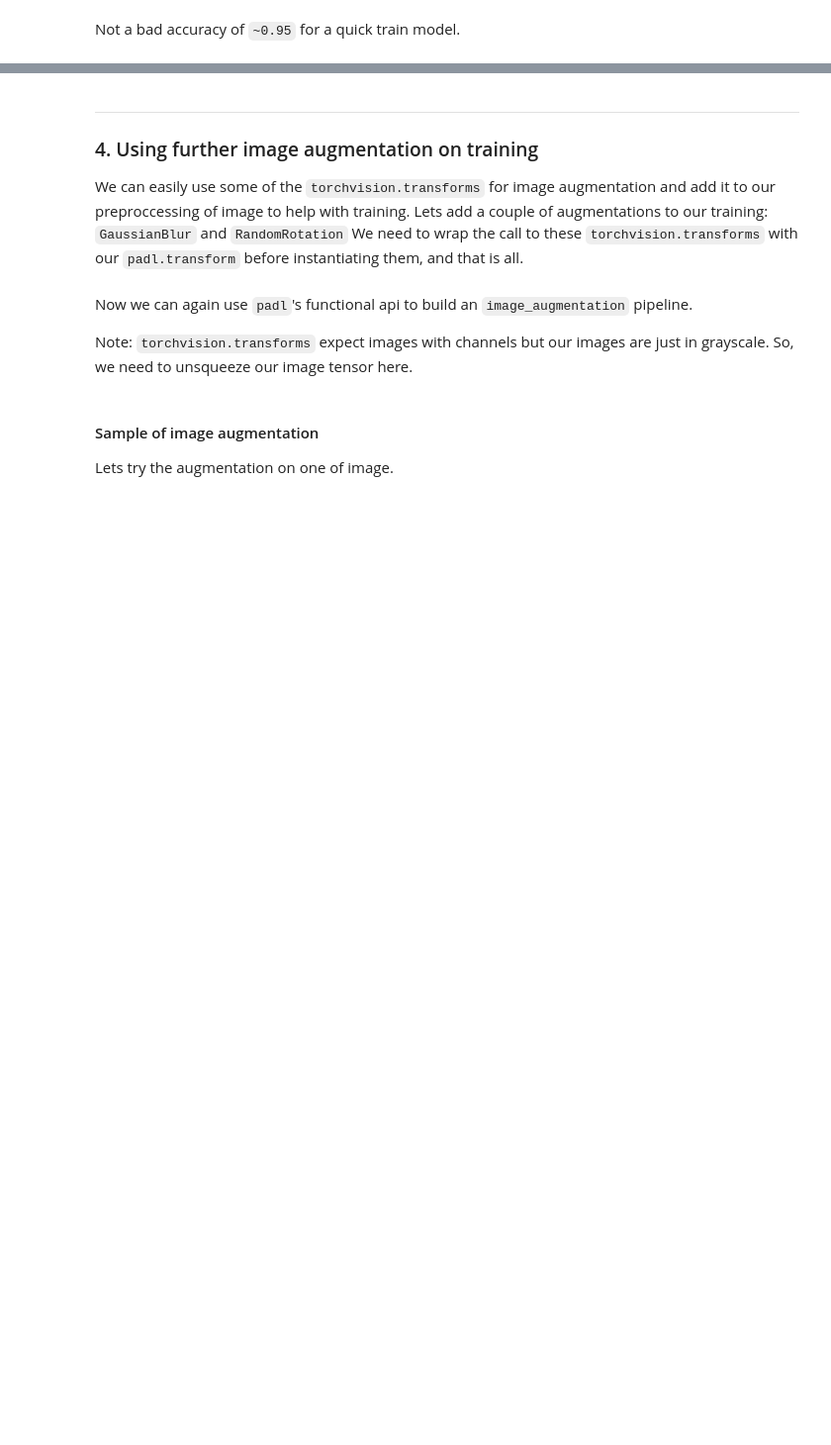
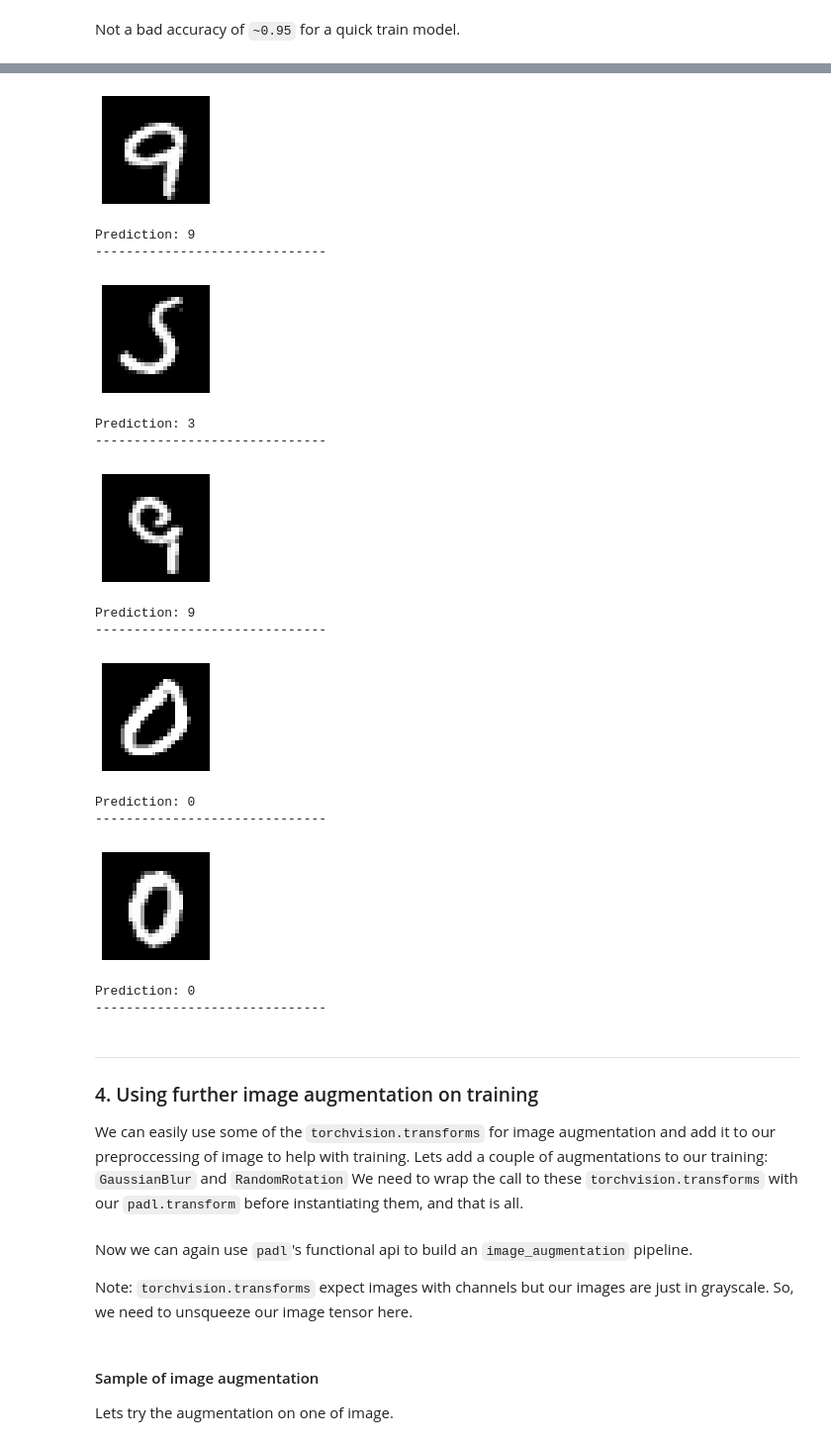
Before and after one commit to lf1-io/padl, a Jupyter notebook: notebooks/01_MNIST_using_padl.ipynb, the cells around one changed output, grey strips where cells are left out. Shown: that part at 99% size. Saved outputs shown, nothing was run; the diff lists cells and outputs as text; code cells hidden in the pictures; blank space fills up the shorter version.

```diff
--- a/notebooks/01_MNIST_using_padl.ipynb
+++ b/notebooks/01_MNIST_using_padl.ipynb
@@ -306,9 +465,26 @@ infer_model.pd_to(device)
 # %%
 for _ in range(5):
-    data_point = test_array[np.random.randint(len(test_array))]
-    plot_infer_datapoint(data_point)
+    data_point = mnist_test_dataset[np.random.randint(len(mnist_test_dataset))]
+    output = plot_datapoint(data_point)
+    plt.show()
     print(f'Prediction: {infer_model.infer_apply(data_point).item()}')
     print('-'*30)
+# %% [output]
+[figure, added]
+Prediction: 9
+------------------------------
+[figure, added]
+Prediction: 3
+------------------------------
+[figure, added]
+Prediction: 9
+------------------------------
+[figure, added]
+Prediction: 0
+------------------------------
+[figure, added]
+Prediction: 0
+------------------------------
 # %% [markdown]
 <hr style="border:1px solid"> </hr>
 
```
Also changed, not shown: parts of 35 cells of this notebook.
